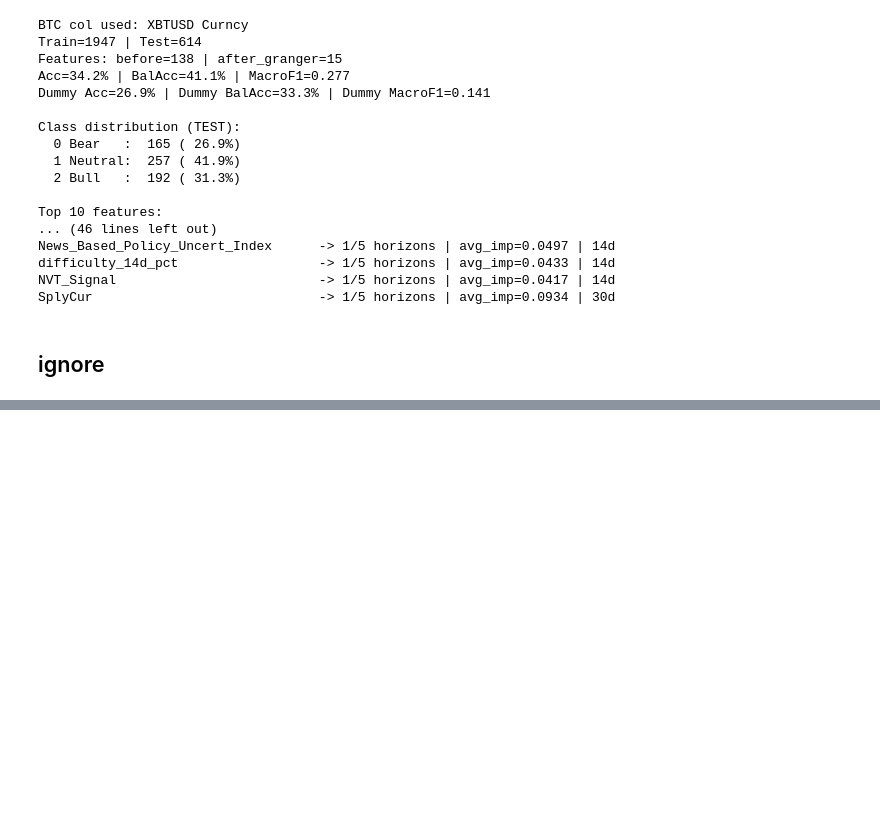
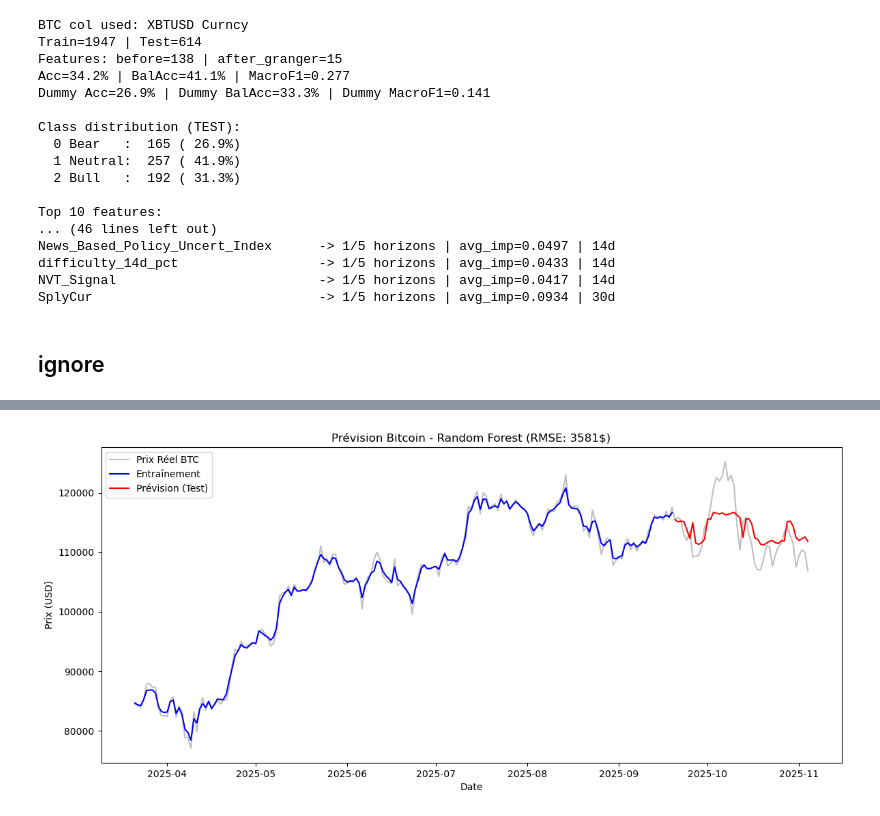
Before and after one commit to Nicolascos/Projet-PI2-BTC, a Jupyter notebook: notebooks/BTC_test.ipynb, the cells around one changed output, grey strips where cells are left out. Saved outputs shown, nothing was run; the diff lists cells and outputs as text; code cells hidden in the pictures; blank space fills up the shorter version.

Commit message:
Random Forest Regressor

```diff
--- a/notebooks/BTC_test.ipynb
+++ b/notebooks/BTC_test.ipynb
@@ -6132,0 +6169,92 @@ print(f"\n✓ Saved: causal_results_h{HORIZON}.csv")
+# %%
+import numpy as np
+import pandas as pd
+import matplotlib.pyplot as plt
+from sklearn.preprocessing import MinMaxScaler
+# --- IMPORTS TENSORFLOW SUPPRIMÉS ---
+from sklearn.ensemble import RandomForestRegressor
+from sklearn.metrics import mean_squared_error
+
+# ==============================================================================
+# 1. PRÉPARATION DES DONNÉES
+# ==============================================================================
+# Transformation en Time Series
+df_pivot = merged_df.pivot_table(index="Date", columns="Ticker", values="Value")
+df_pivot = df_pivot.sort_index().ffill().dropna()
+
+# Sélection des features
+target_col = "XBTUSD Curncy"
+features = [target_col]
+potential_features = [
+    "XAU Curncy", "SPX Index", "VIX Index", "DXY Curncy",
+    "AdrActCnt", "HashRate", "Diff"
+]
+for col in potential_features:
+    if col in df_pivot.columns:
+        features.append(col)
+
+data = df_pivot[features].copy()
+print(f"Features utilisées : {features}")
+
+# ==============================================================================
+# 2. PRÉTRAITEMENT
+# ==============================================================================
+scaler = MinMaxScaler(feature_range=(0, 1))
+scaled_data = scaler.fit_transform(data)
+
+def create_sequences(dataset, time_step=60):
+    X, y = [], []
+    for i in range(len(dataset) - time_step - 1):
+        # Aplatir les données pour Random Forest (2D au lieu de 3D)
+        X.append(dataset[i:(i + time_step), :].flatten())
+        y.append(dataset[i + time_step, 0])
+    return np.array(X), np.array(y)
+
+time_step = 60
+X, y = create_sequences(scaled_data, time_step)
+
+train_size = int(len(X) * 0.8)
+X_train, X_test = X[:train_size], X[train_size:]
+y_train, y_test = y[:train_size], y[train_size:]
+
+# ==============================================================================
+# 3. MODÉLISATION (RANDOM FOREST)
+# ==============================================================================
+print("Entraînement du modèle Random Forest...")
+model = RandomForestRegressor(n_estimators=100, random_state=42, n_jobs=-1)
+model.fit(X_train, y_train)
+
+# ==============================================================================
+# 4. PRÉDICTION
+# ==============================================================================
+train_predict = model.predict(X_train).reshape(-1, 1)
+test_predict = model.predict(X_test).reshape(-1, 1)
+
+# Inversion du scaling
+def inverse_transform_prediction(pred, scaler, n_features):
+    dummy = np.zeros((len(pred), n_features))
+    dummy[:, 0] = pred[:, 0]
+    return scaler.inverse_transform(dummy)[:, 0]
+
+n_features = scaled_data.shape[1]
+y_train_inv = inverse_transform_prediction(y_train.reshape(-1, 1), scaler, n_features)
+y_test_inv = inverse_transform_prediction(y_test.reshape(-1, 1), scaler, n_features)
+train_predict_inv = inverse_transform_prediction(train_predict, scaler, n_features)
+test_predict_inv = inverse_transform_prediction(test_predict, scaler, n_features)
+
+# RMSE
+rmse = np.sqrt(mean_squared_error(y_test_inv, test_predict_inv))
+print(f"RMSE (Erreur moyenne) : {rmse:.2f} USD")
+
+# Graphique
+plt.figure(figsize=(14, 6))
+full_dates = df_pivot.index[time_step+1:]
+plt.plot(full_dates, np.concatenate([y_train_inv, y_test_inv]), label="Prix Réel BTC", color='gray', alpha=0.5)
+plt.plot(full_dates[:len(train_predict_inv)], train_predict_inv, label="Entraînement", color='blue')
+plt.plot(full_dates[len(train_predict_inv):], test_predict_inv, label="Prévision (Test)", color='red')
+plt.title(f"Prévision Bitcoin - Random Forest (RMSE: {rmse:.0f}$)")
+plt.xlabel("Date")
+plt.ylabel("Prix (USD)")
+plt.legend()
+plt.show()
+# %% [output]
@@ -6132,0 +6264 @@ print(f"\n✓ Saved: causal_results_h{HORIZON}.csv")
+[figure, added]
```
Also changed, not shown: parts of 5 cells of this notebook.
